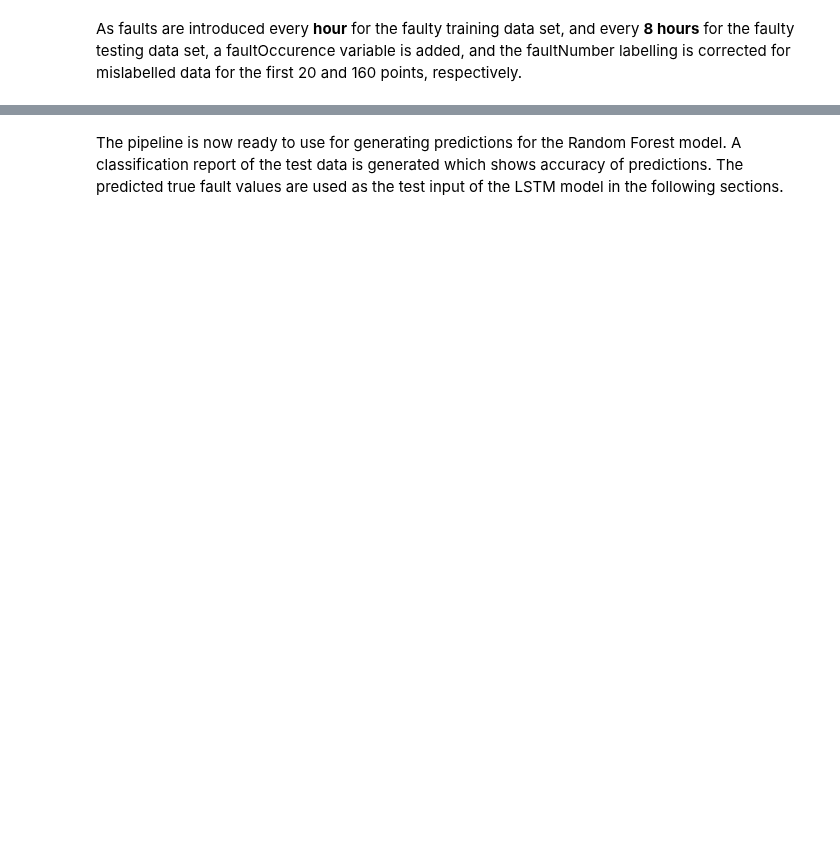
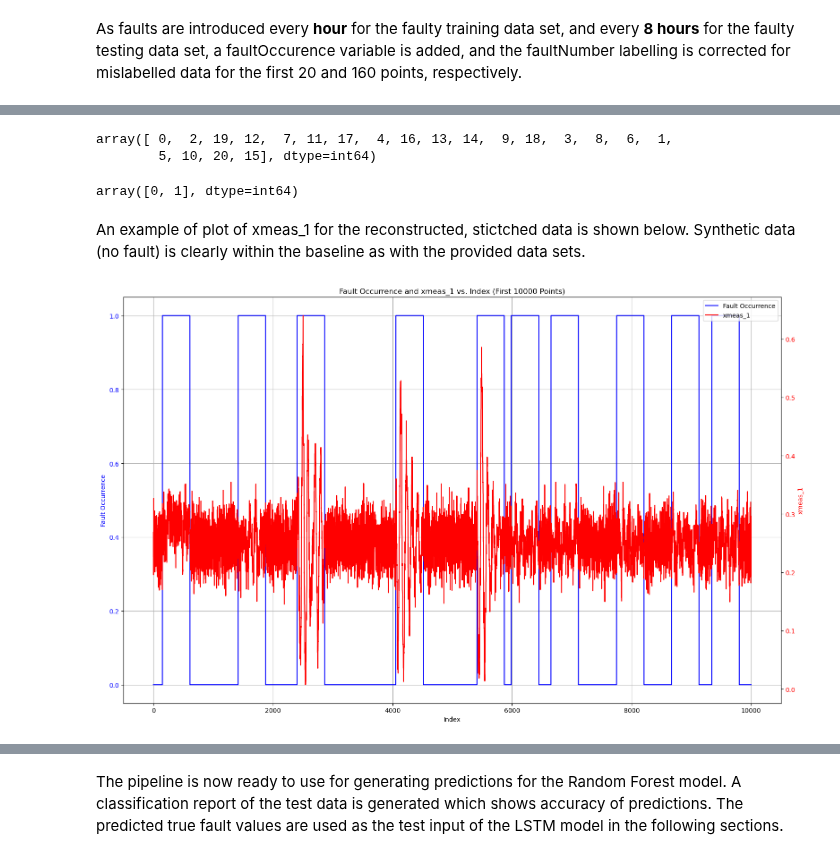
Before and after one commit to bns1808/MECE788Group1, a Jupyter notebook: main/RF and LSTM combined - TK.ipynb, the cells around one changed output, grey strips where cells are left out. Saved outputs shown, nothing was run; the diff lists cells and outputs as text; code cells hidden in the pictures; blank space fills up the shorter version.

```diff
--- a/main/RF and LSTM combined - TK.ipynb
+++ b/main/RF and LSTM combined - TK.ipynb
@@ -186,0 +273,42 @@ std_testing = faultfree_testing.std()
+# %%
+reconstructed_df['faultNumber'].unique()
+# %% [output]
+array([ 0,  2, 19, 12,  7, 11, 17,  4, 16, 13, 14,  9, 18,  3,  8,  6,  1,
+        5, 10, 20, 15], dtype=int64)
+# %%
+reconstructed_df['faultOccurrence'].unique()
+# %% [output]
+array([0, 1], dtype=int64)
+# %% [markdown]
+An example of plot of xmeas_1 for the reconstructed, stictched data is shown below. Synthetic data (no fault) is clearly within the baseline as with the provided data sets.
+# %%
+# Create a figure with one subplot
+fig, ax1 = plt.subplots(figsize=(16, 10))
+
+# Plot faultOccurence vs. index for the first 10000 points
+ax1.plot(reconstructed_df.index[:10000], reconstructed_df['faultOccurrence'][:10000], linestyle='-', color='blue', label='Fault Occurrence')
+ax1.set_xlabel('Index')
+ax1.set_ylabel('Fault Occurrence', color='blue')
+ax1.set_title('Fault Occurrence and xmeas_1 vs. Index (First 10000 Points)')
+ax1.tick_params(axis='y', labelcolor='blue')
+ax1.grid(True)
+
+# Create another y-axis sharing the same x-axis
+ax2 = ax1.twinx()
+
+# Plot xmeas_1 vs. index for the first 10000 points
+ax2.plot(reconstructed_df.index[:10000], reconstructed_df['xmeas_1'][:10000], linestyle='-', color='red', label='xmeas_1')
+ax2.set_ylabel('xmeas_1', color='red')
+ax2.tick_params(axis='y', labelcolor='red')
+
+# Add legend
+lines1, labels1 = ax1.get_legend_handles_labels()
+lines2, labels2 = ax2.get_legend_handles_labels()
+lines = lines1 + lines2
+labels = labels1 + labels2
+ax1.legend(lines, labels, loc='upper right')
+
+plt.tight_layout()
+plt.show()
+# %% [output]
+[figure, added]
```
Also changed, not shown: parts of 21 cells of this notebook.
